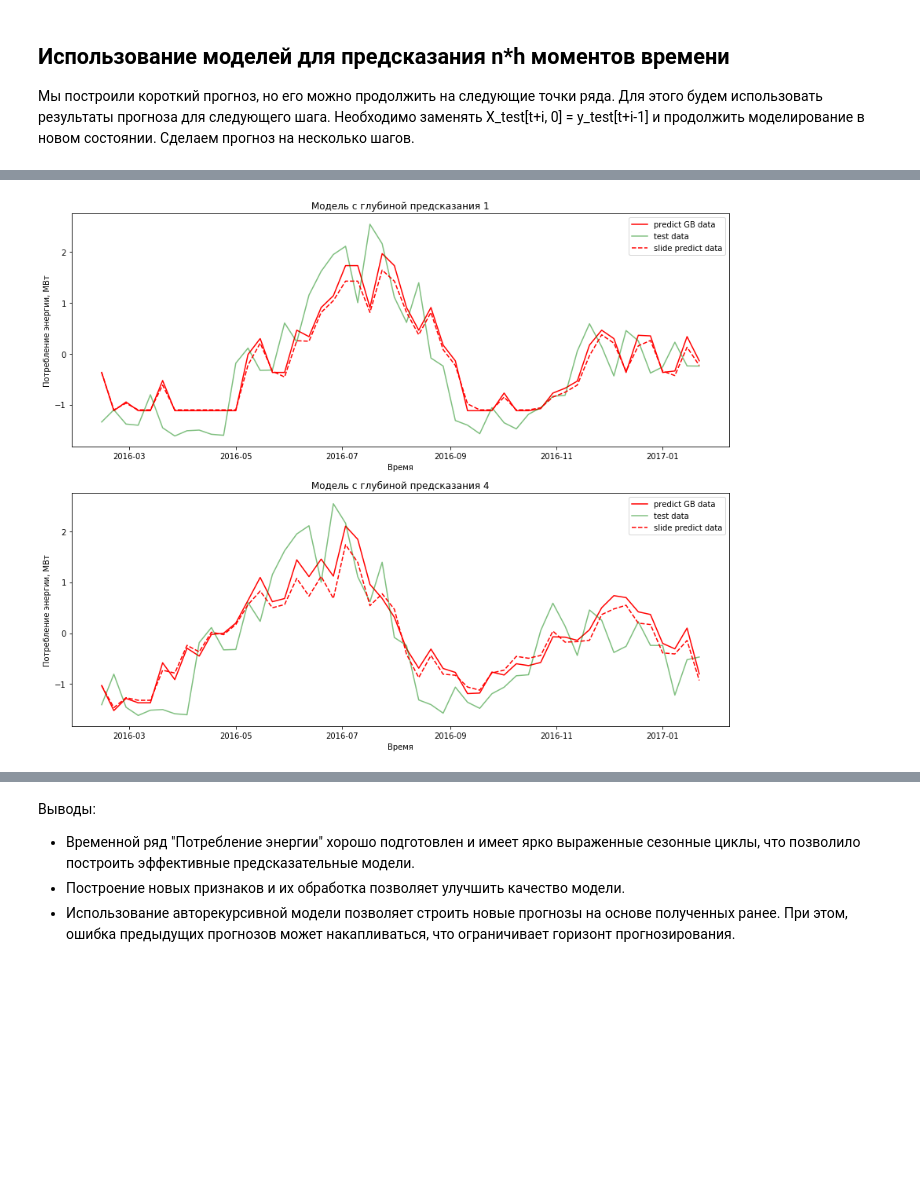
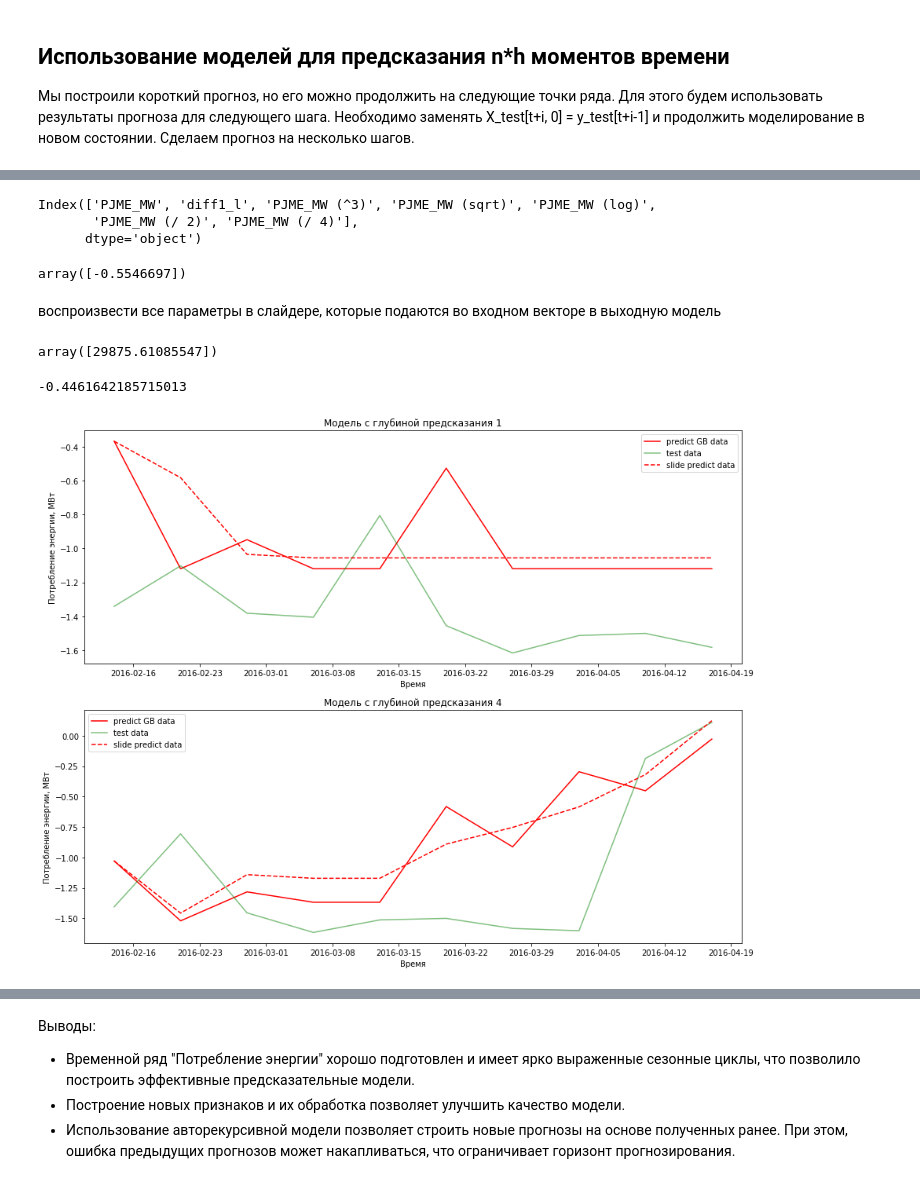
Before and after one commit to Nickel-nc/GU_ML_In_Business, a Jupyter notebook: W4_model_refining.ipynb, the cells around one changed output, grey strips where cells are left out. Drawn from its saved outputs; the diff is of its cells as text; code cells hidden in the pictures; blank space fills up the shorter version.

```diff
--- a/W4_model_refining.ipynb
+++ b/W4_model_refining.ipynb
@@ -583,5 +576,25 @@ Index(['PJME_MW', 'weekofyear', 'diff1_l', 'exp_0_08', 'PJME_MW (^3)',
+# %%
+target_columns1
+# %% [output]
+Index(['PJME_MW', 'diff1_l', 'PJME_MW (^3)', 'PJME_MW (sqrt)', 'PJME_MW (log)',
+       'PJME_MW (/ 2)', 'PJME_MW (/ 4)'],
+      dtype='object')
+# %%
+model_g_best_1.predict(X_test_100_1[i,:].reshape((1, X_test_100_1.shape[1])))
+# %% [output]
+array([-0.5546697])
+# %% [markdown]
+воспроизвести все параметры в слайдере, которые подаются во входном векторе в выходную модель
+# %%
+scl_target1.inverse_transform(y_test_100_1[1:1+1]  )
+# %% [output]
+array([29875.61085547])
+# %%
+X_test_100_1[0,2] ** 3
+# %% [output]
+-0.4461642185715013
 # %%
-N_steps = 50
+N_steps = 10
 
 X_test_100_1 = X_test_1.copy()
 y_test_100_1 = y_test_pred_1.copy()
@@ -597,17 +610,22 @@ for i in range(N_steps):
     # Предсказываем значения для 1-го шага
     y_test_100_1[i] = model_g_best_1.predict(X_test_100_1[i,:].reshape((1, X_test_100_1.shape[1])))
     # восстанавливаем не масштабированное значение ряда текущей точке
-    y_i=scl_target1.inverse_transform(y_test_100_1[i:i+1]  )
+    y_i=scl_target1.inverse_transform(y_test_100_1[i:i+1] )
 
     # заполняем вектор для прогноза следующей точки
     X_test_100_1[i+1,0] = (y_i-scl_x1.mean_[0])/scl_x1.scale_[0]
-
-
     #строим 'diff1_l' - признак под номером 1
     # строим логарифм по значению ряда и скалируем признак по схеме 15-го признака из основного списка
     xy_i=(np.log((y_i))-scl_x1.mean_[15])*scl_x1.scale_[15]
     #устанавливаем новое значение для 1
     X_test_100_1[i+1,1] = xy_i
+
+    X_test_100_1[i+1,2] = X_test_100_1[i,2] + X_test_100_1[i+1,0]
+    X_test_100_1[i+1,3] = X_test_100_1[i,3] + X_test_100_1[i+1,0]
+    X_test_100_1[i+1,4] = X_test_100_1[i,4] + X_test_100_1[i+1,0]
+    X_test_100_1[i+1,5] = X_test_100_1[i,5] + X_test_100_1[i+1,0]
+    X_test_100_1[i+1,6] = X_test_100_1[i,6] + X_test_100_1[i+1,0]
+
 
 """h4"""
 # 'PJME_MW', 'weekofyear', 'diff1_l', 'exp_0_08', 'PJME_MW (^3)',
@@ -625,34 +643,43 @@ for i in range(N_steps):
     # строим логарифм по значению ряда и скалируем признак по схеме 15-го признака из основного списка
     xy_i=(np.log((y_i))-scl_x4.mean_[15])*scl_x4.scale_[15]
     #устанавливаем новое значение для 2
     X_test_100_4[i+1,2] = xy_i
+
+    # exp_0_08, признак 3
+    X_test_100_4[i+1,3] = X_test_100_4[i,3]*(1-0.08) + 0.08 * X_test_100_4[i+1,0]
+
+    X_test_100_4[i+1,4] = X_test_100_4[i,4] + X_test_100_4[i+1,0]
+    X_test_100_4[i+1,5] = X_test_100_4[i,5] + X_test_100_4[i+1,0]
+    X_test_100_4[i+1,6] = X_test_100_4[i,6] + X_test_100_4[i+1,0]
+    X_test_100_4[i+1,7] = X_test_100_4[i,7] + X_test_100_4[i+1,0]
+    X_test_100_4[i+1,8] = X_test_100_4[i,8] + X_test_100_4[i+1,0]
 
 
 plt.figure(figsize=(15, 12))
 
 plt.subplot(2,1,1)
 plt.title('Модель с глубиной предсказания 1')
 
 plt.xlabel('Время')
 plt.ylabel('Потребление энергии, МВт')
 plt.plot(test.index[1:N_steps+1],y_test_pred_1[:N_steps], 'r',label='predict GB data' )
 plt.plot(test.index[1:N_steps+1],y_test_1[:N_steps], 'g',label='test data', alpha=0.5)
 plt.plot(test.index[1:N_steps+1],y_test_100_1[:N_steps], '--r',label='slide predict data')
 plt.legend()
 
 plt.subplot(2,1,2)
 plt.title('Модель с глубиной предсказания 4')
 
 plt.xlabel('Время')
 plt.ylabel('Потребление энергии, МВт')
 plt.plot(test.index[1:N_steps+1],y_test_pred_4[:N_steps], 'r',label='predict GB data' )
 plt.plot(test.index[1:N_steps+1],y_test_4[:N_steps], 'g',label='test data', alpha=0.5)
 plt.plot(test.index[1:N_steps+1],y_test_100_4[:N_steps], '--r',label='slide predict data')
 plt.legend()
 
 plt.show()
 # %% [output]
-[figure, old version]
+[figure, new version]
 # %%
 def count_errors(y_test, y_test_100, scl_target, h, batches=[10,20,30,40,50,60,70,80,90,100], batch_size=10):
     errs = []
```
Also changed, not shown: parts of 6 cells of this notebook.
